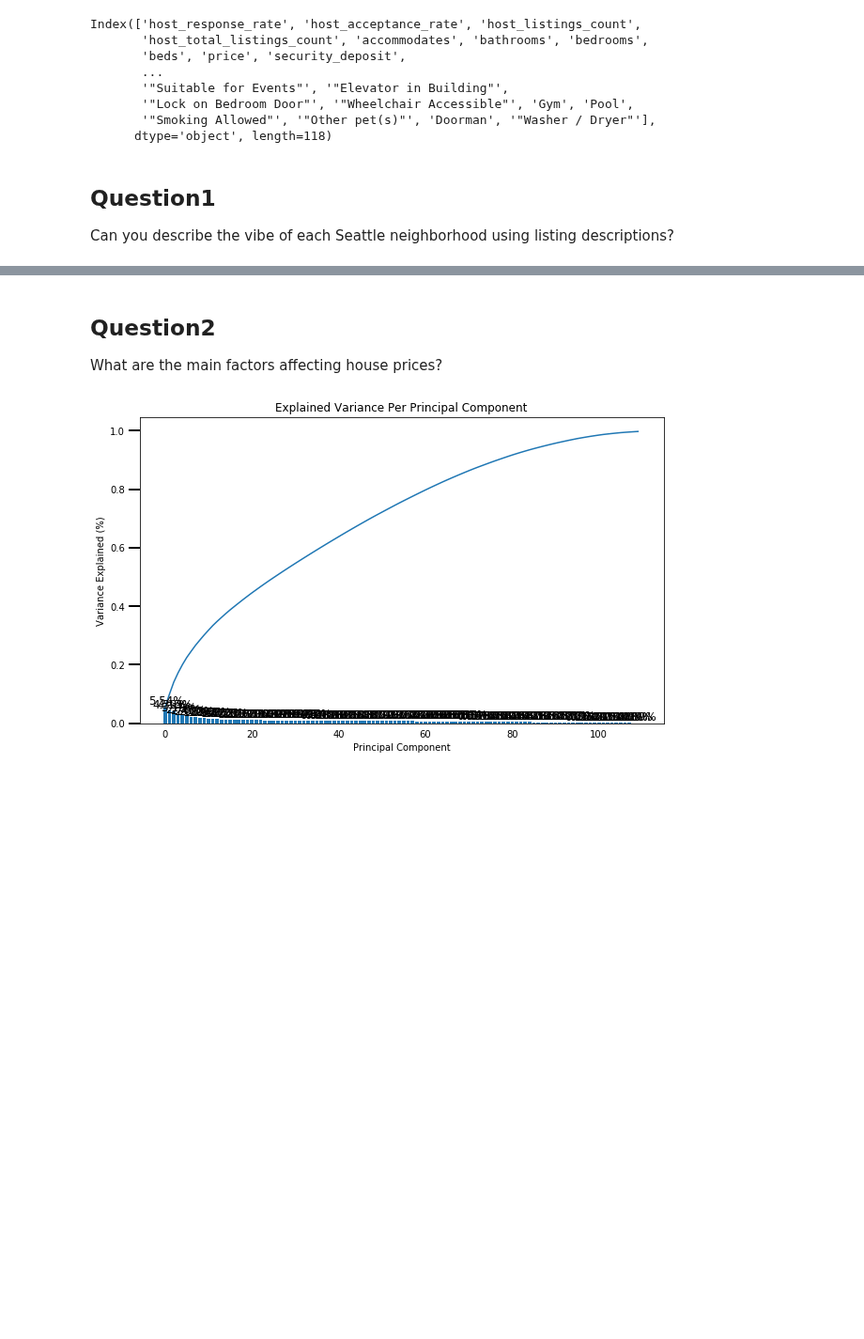
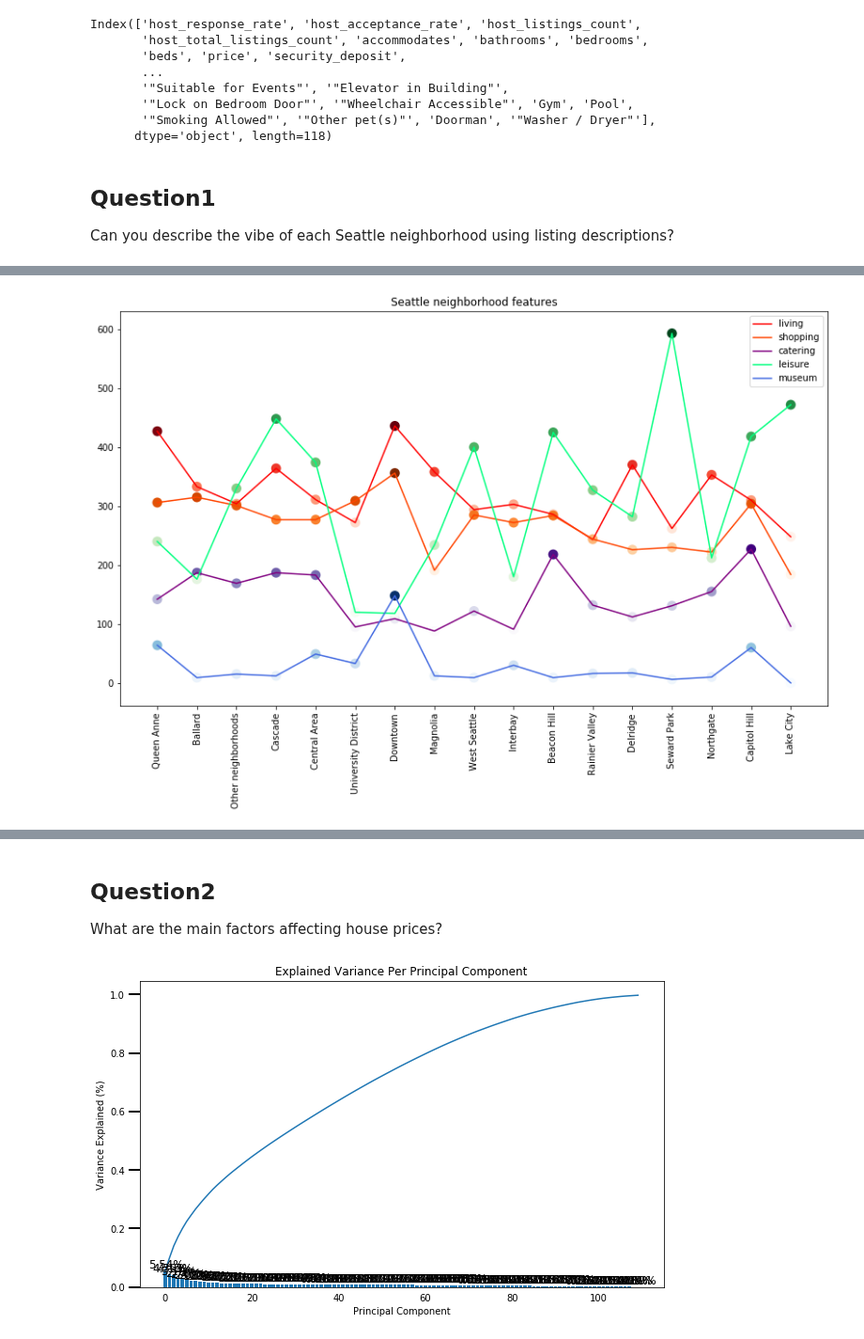
Before and after one commit to helloxms/Seattle_Airbnb_Open_Data_Analysis, a Jupyter notebook: seattle_airbnb_analysis.ipynb, the cells around one changed output, grey strips where cells are left out. Shown at 94% size. Cells and saved outputs as stored; diff of their text form; code cells hidden in the pictures; blank space fills up the shorter version.

Commit message:
feat: add data parse

```diff
--- a/seattle_airbnb_analysis.ipynb
+++ b/seattle_airbnb_analysis.ipynb
@@ -631,0 +629,3 @@ print(listings_['neighbourhood_group_cleansed'].unique())
+# %%
+neighborhood_array = listings_['neighbourhood_group_cleansed'].unique()
+print(listings_['neighbourhood_group_cleansed'].unique())
@@ -726,0 +736,13 @@ for i in range()
+# %%
+#features2_df = features_df.copy()
+features2_df = pd.DataFrame()
+features2_df['living'] = features_df.apply(lambda x: x['downtown'] + x['center'] + x['restaurants'], axis = 1)
+features2_df['shopping'] = features_df.apply(lambda x: x['grocery'] + x['shops'] + x['market']+ x['stores'] + x['blocks'], axis = 1)
+features2_df['catering'] = features_df.apply(lambda x: x['coffee'] + x['food'] + x['bars'], axis = 1)
+features2_df['leisure'] = features_df.apply(lambda x: x['hill'] + x['park'] + x['lake']+ x['beach'], axis = 1)
+features2_df['museum'] = features_df.apply(lambda x: x['museum'] + x['art'] , axis = 1)
+
+#In every category, datas are averaged to 0 -100
+#normalize all data to 0-1
+
+features2_df
@@ -726,0 +768,31 @@ for i in range()
+# %%
+from matplotlib import cm
+fig, ax = plt.subplots(figsize=(14,8))
+
+
+ln1, = ax.plot(range(len(features2_df)), features2_df['living'],color='red')
+ax.scatter(range(len(features2_df)), features2_df['living'], c=features2_df['living'],
+           s=120, cmap=cm.get_cmap('Reds'), edgecolor='None')
+
+ln2, = ax.plot(range(len(features2_df)), features2_df['shopping'], color='orangered')
+ax.scatter(range(len(features2_df)), features2_df['shopping'], c=features2_df['shopping'],
+           s=120, cmap=cm.get_cmap('Oranges'), edgecolor='None')
+
+ln3, = ax.plot(range(len(features2_df)), features2_df['catering'], color='purple')
+ax.scatter(range(len(features2_df)), features2_df['catering'], c=features2_df['catering'],
+           s=120, cmap=cm.get_cmap('Purples'), edgecolor='None')
+
+ln4, = ax.plot(range(len(features2_df)), features2_df['leisure'], color='springgreen')
+ax.scatter(range(len(features2_df)), features2_df['leisure'], c=features2_df['leisure'],
+           s=120, cmap=cm.get_cmap('Greens'), edgecolor='None')
+
+ln5, = ax.plot(range(len(features2_df)), features2_df['museum'],  color='royalblue')
+ax.scatter(range(len(features2_df)), features2_df['museum'], c=features2_df['museum'],
+           s=120, cmap=cm.get_cmap('Blues'), edgecolor='None')
+
+plt.xticks(range(len(features2_df)), features2_df.index, rotation =90)
+plt.legend(handles=[ln1,ln2,ln3,ln4,ln5],labels=['living','shopping', 'catering','leisure', 'museum' ])
+plt.title("Seattle neighborhood features")
+plt.show()
+# %% [output]
+[figure, added]
```
Also changed, not shown: parts of 13 cells of this notebook.
